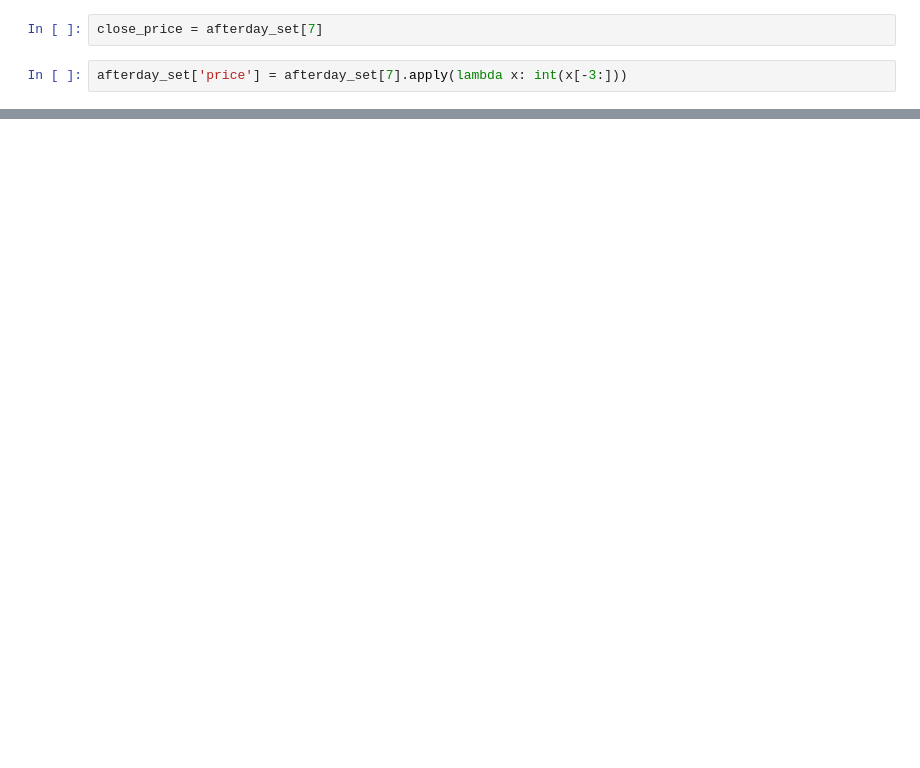
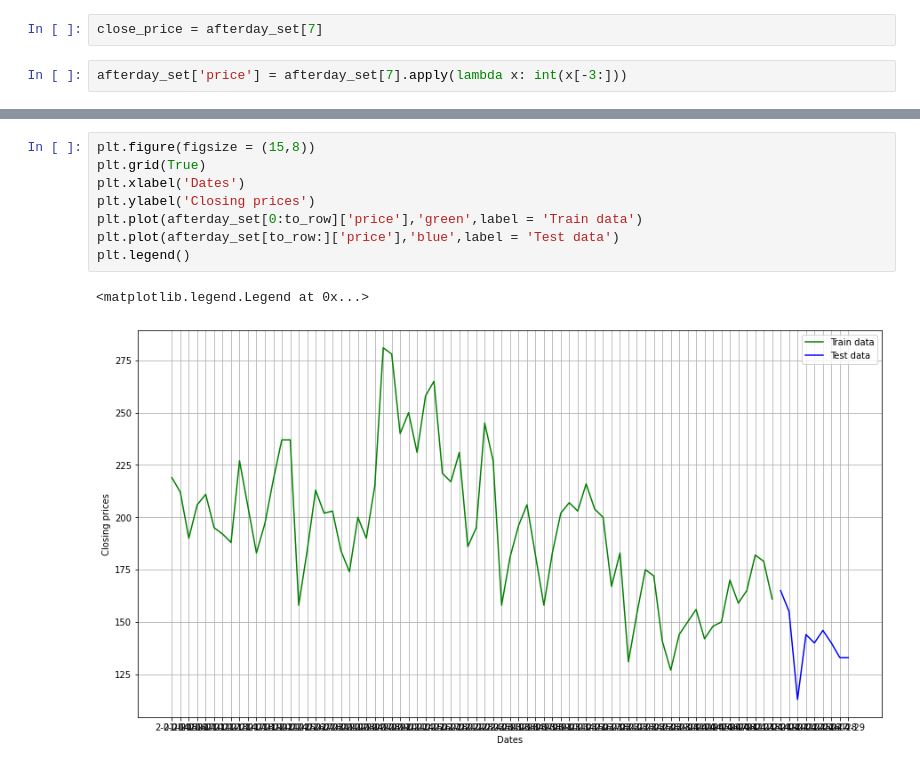
Before and after one commit to data-science-mini-project26/Mini_Project, a Jupyter notebook: YUHANG_XU.ipynb, the cells around one changed output, grey strips where cells are left out. Drawn from its saved outputs; the diff is of its cells as text; blank space fills up the shorter version.

```diff
--- a/YUHANG_XU.ipynb
+++ b/YUHANG_XU.ipynb
@@ -45,0 +135,11 @@ afterday_set['price'].plot(figsize =(12,8))
+# %%
+plt.figure(figsize = (15,8))
+plt.grid(True)
+plt.xlabel('Dates')
+plt.ylabel('Closing prices')
+plt.plot(afterday_set[0:to_row]['price'],'green',label = 'Train data')
+plt.plot(afterday_set[to_row:]['price'],'blue',label = 'Test data')
+plt.legend()
+# %% [output]
+<matplotlib.legend.Legend at 0x...>
+[figure, added]
```
Also changed, not shown: parts of 21 cells of this notebook.
